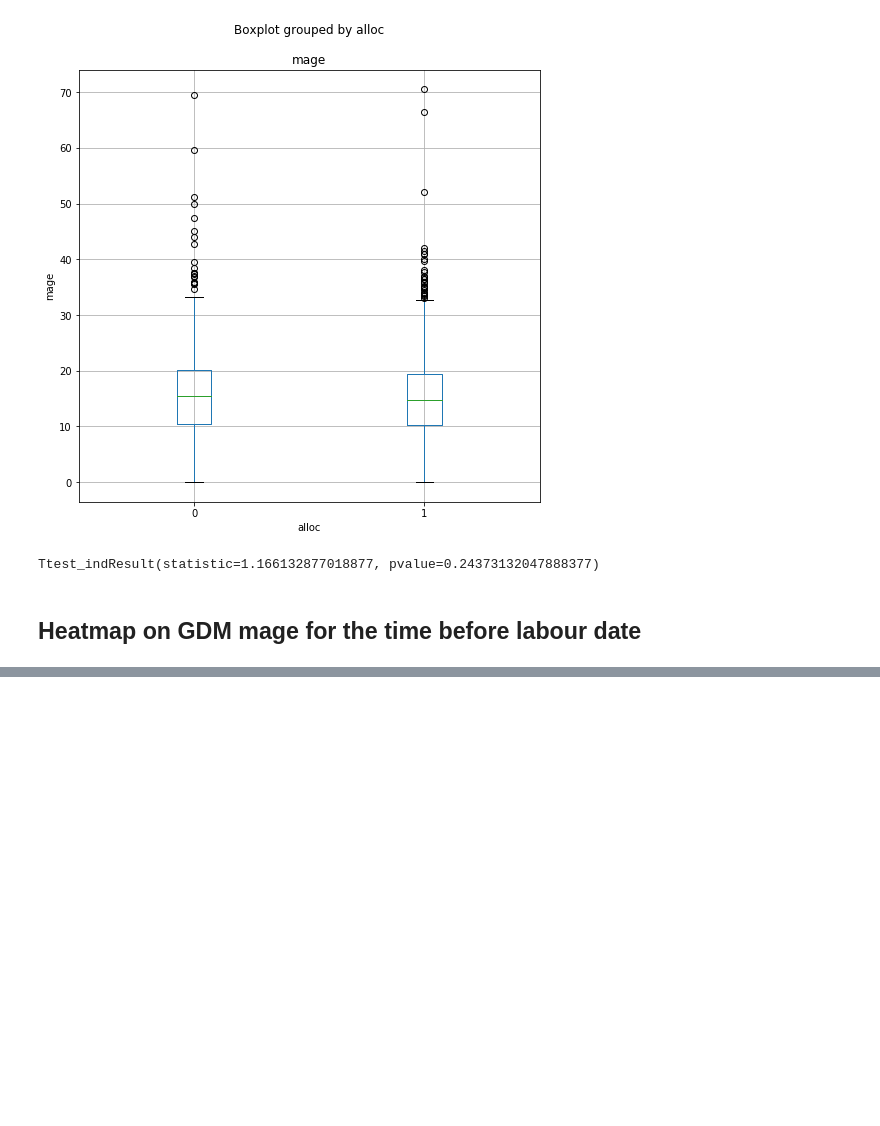
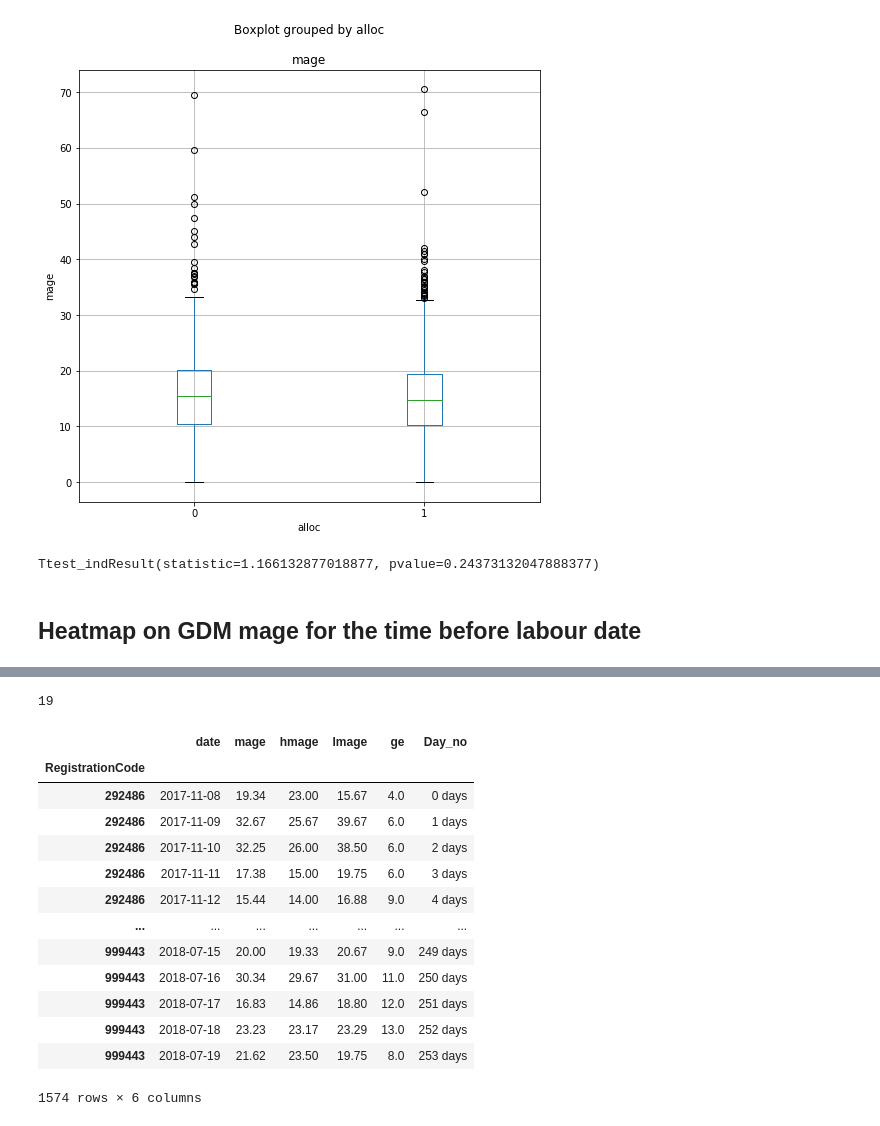
Before and after one commit to ElviraMingazova/MA_Thesis, a Jupyter notebook: GDM_MAGE.ipynb, the cells around one changed output, grey strips where cells are left out. Cells and saved outputs as stored; diff of their text form; code cells hidden in the pictures; blank space fills up the shorter version.

```diff
--- a/GDM_MAGE.ipynb
+++ b/GDM_MAGE.ipynb
@@ -204,0 +169,4 @@ Name: RegistrationCode, dtype: object
+# %%
+cgm_filtered = cgm_df[cgm_df['RegistrationCode'].isin(gdm_dict.keys())]
+# %%
+cgm_filtered = cgm_filtered.set_index(['RegistrationCode', 'ConnectionID', 'Date'])
@@ -204,0 +177,2 @@ Name: RegistrationCode, dtype: object
+# %%
+mage_df_unfiltered = cgmLoader.calculate_mage(cgm_filtered)
@@ -204,0 +332,21 @@ Name: RegistrationCode, dtype: object
+# %%
+len(reg_code_list)
+# %% [output]
+19
+# %%
+mage_df_unfiltered
+# %% [output]
+|  | date | mage | hmage | lmage | ge | Day_no |
+| RegistrationCode |  |  |  |  |  |  |
+| 292486 | 2017-11-08 | 19.34 | 23.00 | 15.67 | 4.0 | 0 days |
+| 292486 | 2017-11-09 | 32.67 | 25.67 | 39.67 | 6.0 | 1 days |
+| 292486 | 2017-11-10 | 32.25 | 26.00 | 38.50 | 6.0 | 2 days |
+| 292486 | 2017-11-11 | 17.38 | 15.00 | 19.75 | 6.0 | 3 days |
+| 292486 | 2017-11-12 | 15.44 | 14.00 | 16.88 | 9.0 | 4 days |
+| ... | ... | ... | ... | ... | ... | ... |
+| 999443 | 2018-07-15 | 20.00 | 19.33 | 20.67 | 9.0 | 249 days |
+| 999443 | 2018-07-16 | 30.34 | 29.67 | 31.00 | 11.0 | 250 days |
+| 999443 | 2018-07-17 | 16.83 | 14.86 | 18.80 | 12.0 | 251 days |
+| 999443 | 2018-07-18 | 23.23 | 23.17 | 23.29 | 13.0 | 252 days |
+| 999443 | 2018-07-19 | 21.62 | 23.50 | 19.75 | 8.0 | 253 days |
+1574 rows × 6 columns
```
Also changed, not shown: parts of 29 cells of this notebook, 3 other files.
